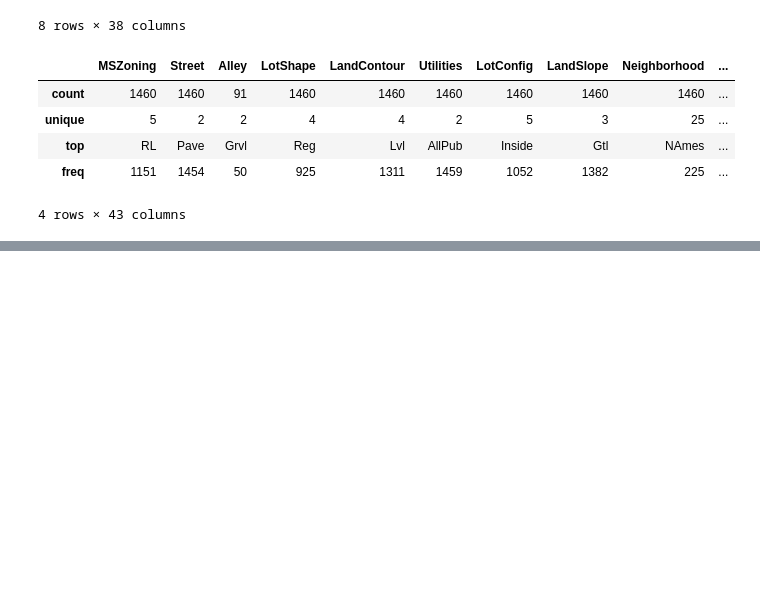
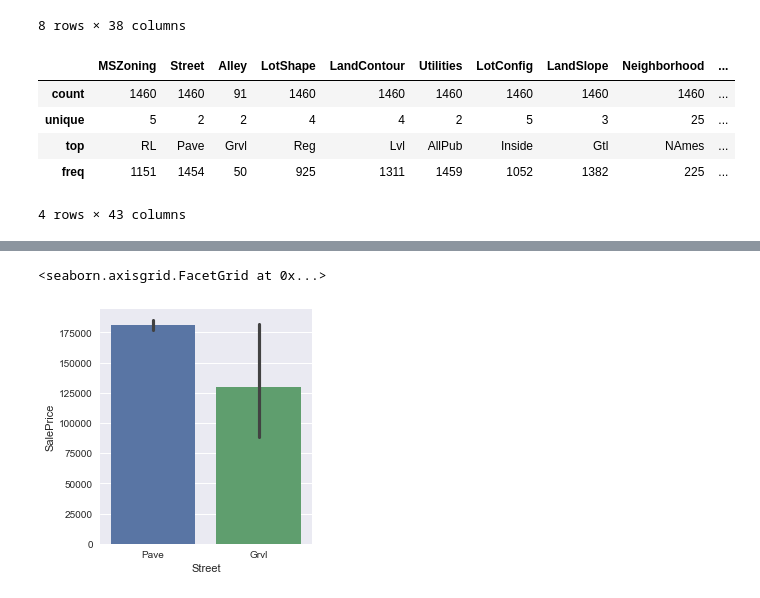
Before and after one commit to r96941046/House-Price, a Jupyter notebook: House Prices.ipynb, the cells around one changed output, grey strips where cells are left out. Saved outputs shown, nothing was run; the diff lists cells and outputs as text; code cells hidden in the pictures; blank space fills up the shorter version.

```diff
--- a/House Prices.ipynb
+++ b/House Prices.ipynb
@@ -156,0 +220,10 @@ train.describe(include=['O'])
+# %%
+sns.factorplot(
+    x='Street',
+    y='SalePrice',
+    data=train,
+    kind='bar'
+)
+# %% [output]
+<seaborn.axisgrid.FacetGrid at 0x...>
+[figure, added]
```
Also changed, not shown: parts of 171 cells of this notebook, 1 other file.
